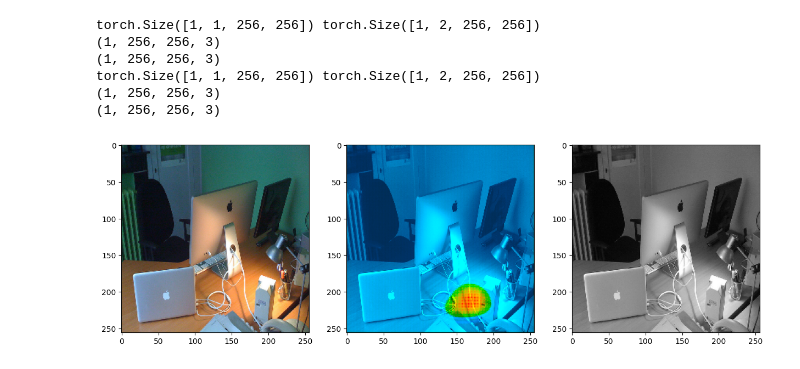
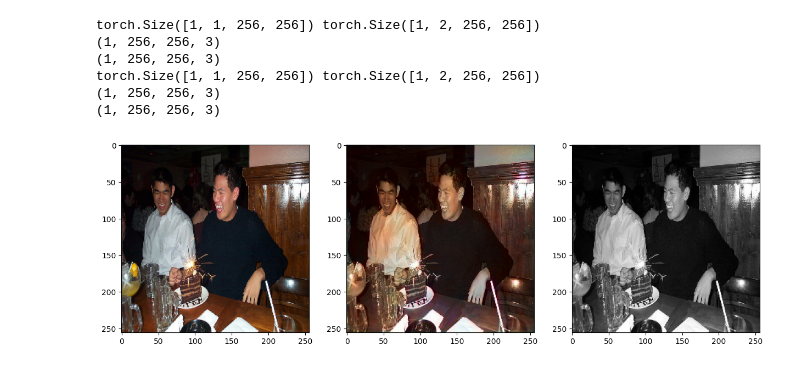
Before and after one commit to dfbakin/colorizer, a Jupyter notebook: training_visual.ipynb, the cells around one changed output. Drawn from its saved outputs; the diff is of its cells as text; code cells hidden in the pictures.

Commit message:
feat: switched to GAN loss and accepted as baseline Dynamic UNet with pre-trained ResNet encoder

```diff
--- a/training_visual.ipynb
+++ b/training_visual.ipynb
@@ -36,13 +36,11 @@ Length: 39566
 # %%
 train_dataset, val_dataset, test_dataset = torch_data.random_split(
-    combined_dataset, [0.2, 0.01, 0.79]
+    combined_dataset, [0.99, 0.005, 0.005]
 )  # debug lengths: 2034 407 38229
 print("Lenghths:", *[len(item) for item in [train_dataset, val_dataset, test_dataset]])
 
 L, ab = combined_dataset[0]
-cielab_img = torch.cat([L * ColorizationDataset.l_norm_factor, ab * ColorizationDataset.ab_norm_factor], dim=0).numpy()
-cielab_img = np.uint8(cielab_img.transpose(1, 2, 0))
-rgb_img = cv2.cvtColor(cielab_img, cv2.COLOR_LAB2RGB)
+rgb_img = ColorizationDataset.torch_L_ab_to_cvimage(L.unsqueeze(0), ab.unsqueeze(0)).squeeze(0)
 print(colorfulness_metric(rgb_img))
 plt.imshow(rgb_img)
 plt.show()
@@ -52,6 +53,6 @@ Lenghths: 7914 395 31257
 [figure]
 # %%
-batch_size = 10
+batch_size = 8
 
 train_loader = torch_data.DataLoader(
     train_dataset, batch_size=batch_size, shuffle=True, num_workers=8
@@ -88,0 +63,17 @@ View run at https://wandb.ai/colorizer-team/colorizer/runs/2ez3bx9d
+# %%
+from fastai.vision.models import resnet18
+from fastai.vision.models.unet import DynamicUnet
+import torch.nn as nn
+from fastai.vision.learner import create_body
+
+def build_res_unet(n_input=1, n_output=2, size=256, freeze_encoder=True):
+    encoder = resnet18(weights="IMAGENET1K_V1")
+    layers = [nn.Conv2d(n_input, 3, kernel_size=1)] + list(encoder.children())[:-2]
+    encoder = nn.Sequential(*layers)
+
+    if freeze_encoder:
+        for param in encoder.parameters():
+            param.requires_grad = False  # Freeze encoder weights
+
+    net_G = DynamicUnet(encoder, n_output, (size, size), norm_type=None)
+    return net_G
@@ -88,0 +121,6 @@ View run at https://wandb.ai/colorizer-team/colorizer/runs/2ez3bx9d
+# %%
+# from torchsummary import summary
+
+device = torch.device("cuda" if torch.cuda.is_available() else "cpu")
+model = UNetGANWrap(net_G=unet_gen, device=device)
+# summary(model, input_size=(1, *REQUIRED_SIZE))
@@ -95,26 +136,24 @@ baseline_trainer.train(2)
 # %%
-L, ab = train_dataset[92]
+L, ab = val_dataset[105]
 
 L = L.unsqueeze(0)
 ab = ab.unsqueeze(0)
 
 cielab_img_gt = ColorizationDataset.torch_L_ab_to_cvimage(L, ab)
-with torch.no_grad():
-    model.eval()
-    ab_prediction = model.forward(L.to(device))
-
+model.setup_input([L, ab])
+ab_prediction = model.test()["fake_color"]
 cielab_img_pred = ColorizationDataset.torch_L_ab_to_cvimage(L, ab_prediction.to("cpu"))
 
 fig, ax = plt.subplots(1, 3, figsize=(15, 5))
 ax[0].imshow(cielab_img_gt.squeeze(0))
 ax[1].imshow(cielab_img_pred.squeeze(0))
 ax[2].imshow(L.squeeze(0).numpy().transpose(1, 2, 0), cmap="gray")
 plt.show()
 # %% [output]
 torch.Size([1, 1, 256, 256]) torch.Size([1, 2, 256, 256])
 (1, 256, 256, 3)
 (1, 256, 256, 3)
 torch.Size([1, 1, 256, 256]) torch.Size([1, 2, 256, 256])
 (1, 256, 256, 3)
 (1, 256, 256, 3)
-[figure, old version]
+[figure, new version]
```
Also changed, not shown: parts of 7 cells of this notebook, 11 other files.
